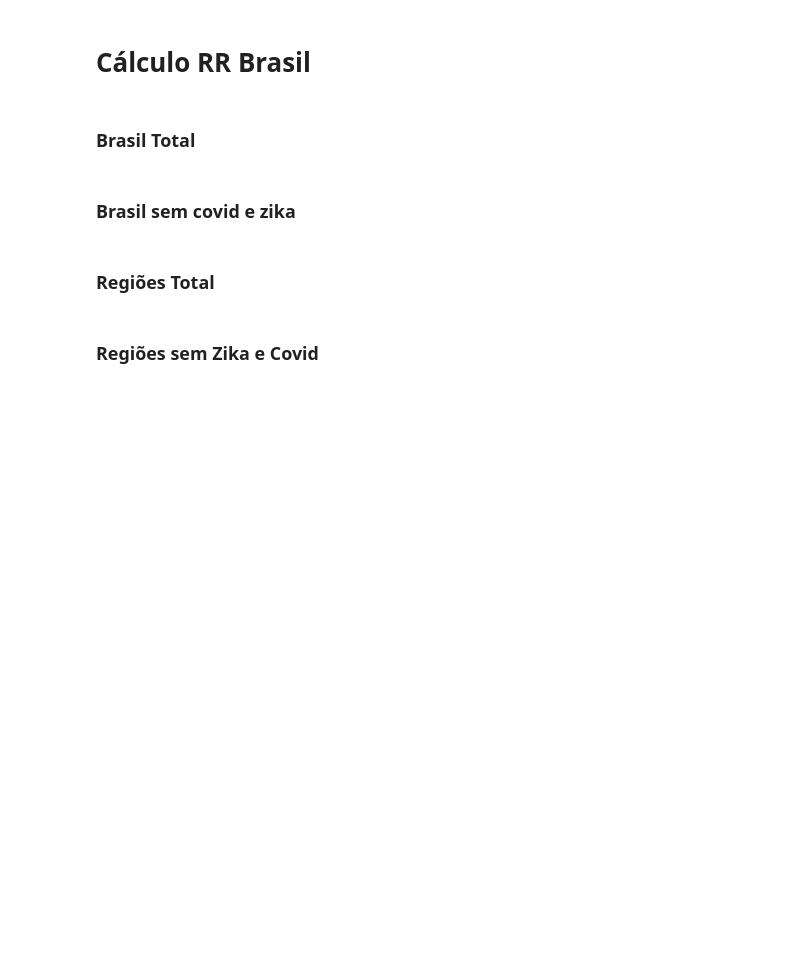
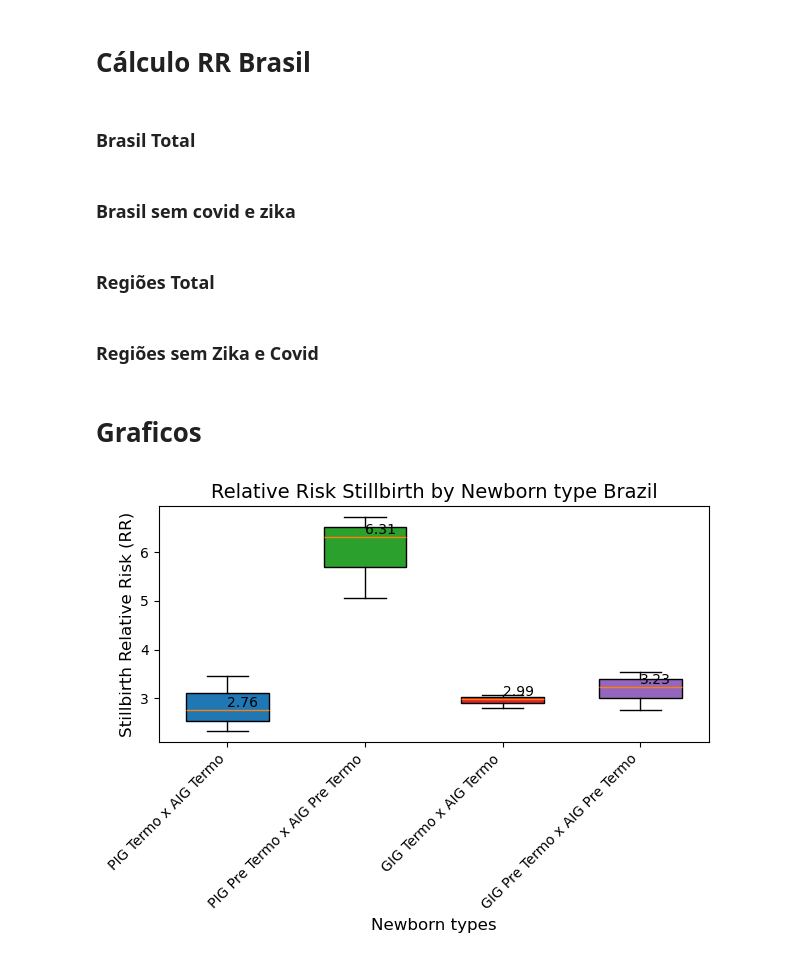
Before and after one commit to mtt89/rr_obito_fetal, a Jupyter notebook: calc_rr_obito_fetal_c_nasc_expostos_sem.ipynb, the cells around one changed output. Cells and saved outputs as stored; diff of their text form; code cells hidden in the pictures; blank space fills up the shorter version.

Commit message:
Risco relativo e prevalencia

```diff
--- a/calc_rr_obito_fetal_c_nasc_expostos_sem.ipynb
+++ b/calc_rr_obito_fetal_c_nasc_expostos_sem.ipynb
@@ -207,3 +207,5 @@ for reg in lista_regiao:
     df_result_reg = [calculate_rr_e_prevalencia(df_obito=df_sim_zika, df_nasc=df_sinasc_zika, semana=sem, region=reg) for sem in range(22,43)]
     df_result_reg = pd.concat(df_result_reg)
     df_result_reg.to_excel(f'./resultado/regiao_sem_zika_covid_por_semana_rr_e_prevalencia_{reg}.xlsx', index=False)
+# %% [markdown]
+# Graficos
@@ -209,0 +285,6 @@ for reg in lista_regiao:
+# %%
+# Grafico Brasil total
+df_result_brasil = pd.read_excel('./resultado/brasil_total_por_semana_rr_e_prevalencia.xlsx')
+graficos(df=df_result_brasil, nome_graf='./graficos/box_plot_brasil_todos_os_anos_RR_nasc_expostos.png', label='Brasil')
+# %% [output]
+[figure, added]
```
Also changed, not shown: parts of 4 cells of this notebook.
